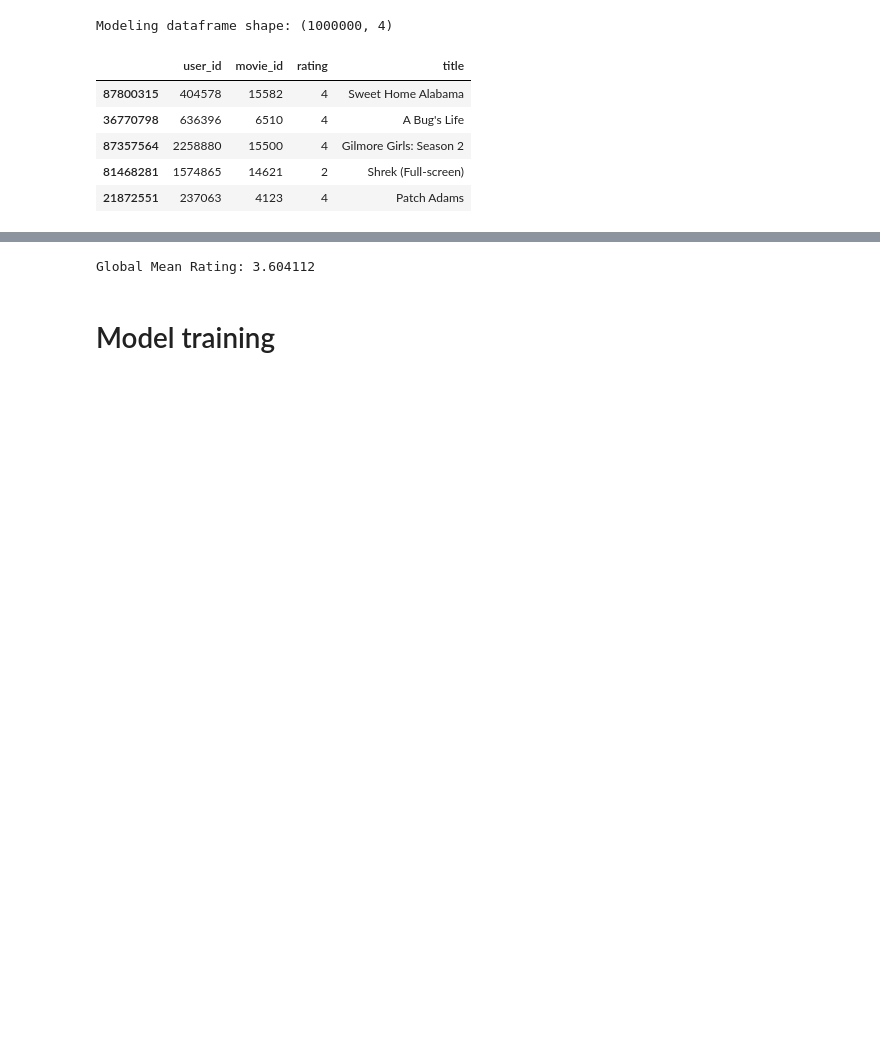
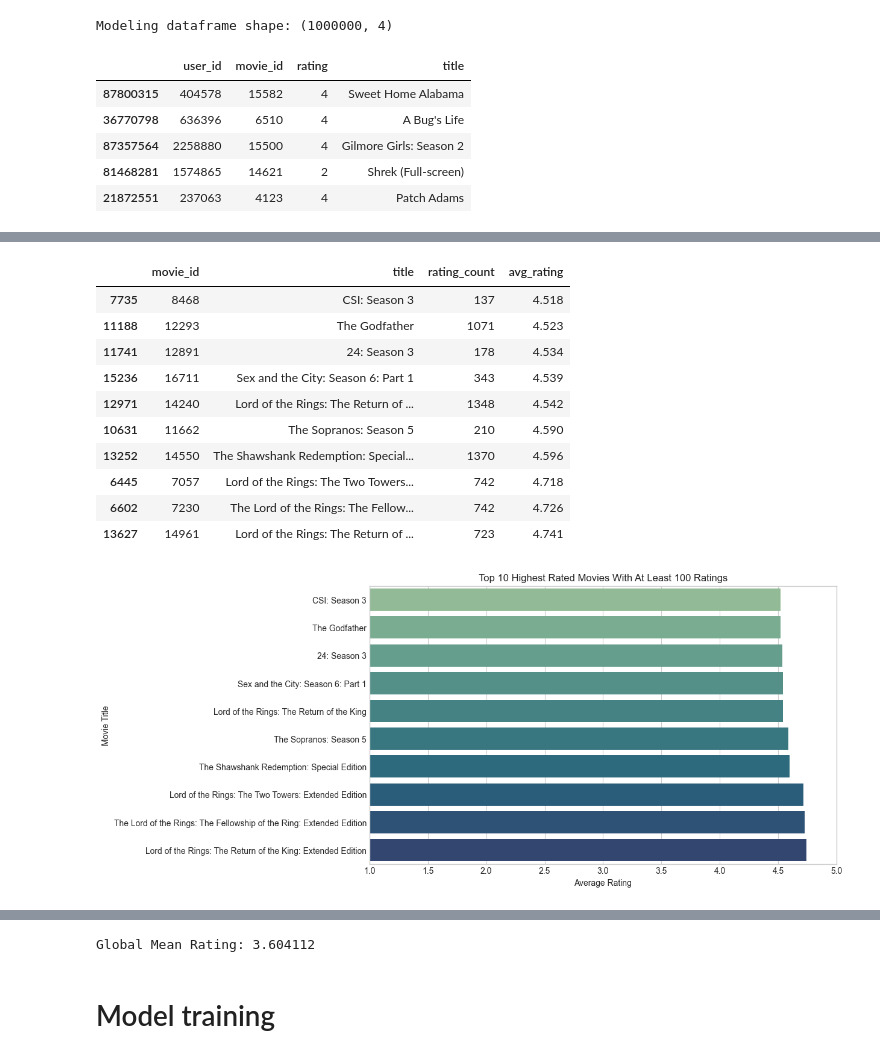
Before and after one commit to youssefhazem3-dot/Movie-recommendation-model, a Jupyter notebook: model_training.ipynb, the cells around one changed output, grey strips where cells are left out. Saved outputs shown, nothing was run; the diff lists cells and outputs as text; code cells hidden in the pictures; blank space fills up the shorter version.

```diff
--- a/model_training.ipynb
+++ b/model_training.ipynb
@@ -190,0 +299,37 @@ Modeling dataframe shape: (1000000, 4)
+# %%
+# Task 1.11 - Plot highest rated reliable movies
+# Only include movies with at least 100 ratings to avoid misleading averages
+
+reliable_movies = movie_stats[movie_stats['rating_count'] >= 100].copy()
+
+if reliable_movies.empty:
+    print('No movies have at least 100 ratings in this sample.')
+else:
+    top_rated_movies = reliable_movies.sort_values(
+        by=['avg_rating', 'rating_count'],
+        ascending=False
+    ).head(10)
+    top_rated_movies = top_rated_movies.sort_values(by='avg_rating')
+
+    display(top_rated_movies)
+
+    plt.figure(figsize=(10, 6))
+    sns.barplot(data=top_rated_movies, x='avg_rating', y='title', palette='crest')
+    plt.title('Top 10 Highest Rated Movies With At Least 100 Ratings')
+    plt.xlabel('Average Rating')
+    plt.ylabel('Movie Title')
+    plt.xlim(1, 5)
+    plt.show()
+# %% [output]
+|  | movie_id | title | rating_count | avg_rating |
+| 7735 | 8468 | CSI: Season 3 | 137 | 4.518 |
+| 11188 | 12293 | The Godfather | 1071 | 4.523 |
+| 11741 | 12891 | 24: Season 3 | 178 | 4.534 |
+| 15236 | 16711 | Sex and the City: Season 6: Part 1 | 343 | 4.539 |
+| 12971 | 14240 | Lord of the Rings: The Return of ... | 1348 | 4.542 |
+| 10631 | 11662 | The Sopranos: Season 5 | 210 | 4.590 |
+| 13252 | 14550 | The Shawshank Redemption: Special... | 1370 | 4.596 |
+| 6445 | 7057 | Lord of the Rings: The Two Towers... | 742 | 4.718 |
+| 6602 | 7230 | The Lord of the Rings: The Fellow... | 742 | 4.726 |
+| 13627 | 14961 | Lord of the Rings: The Return of ... | 723 | 4.741 |
+[figure, added]
```
Also changed, not shown: parts of 13 cells of this notebook.
